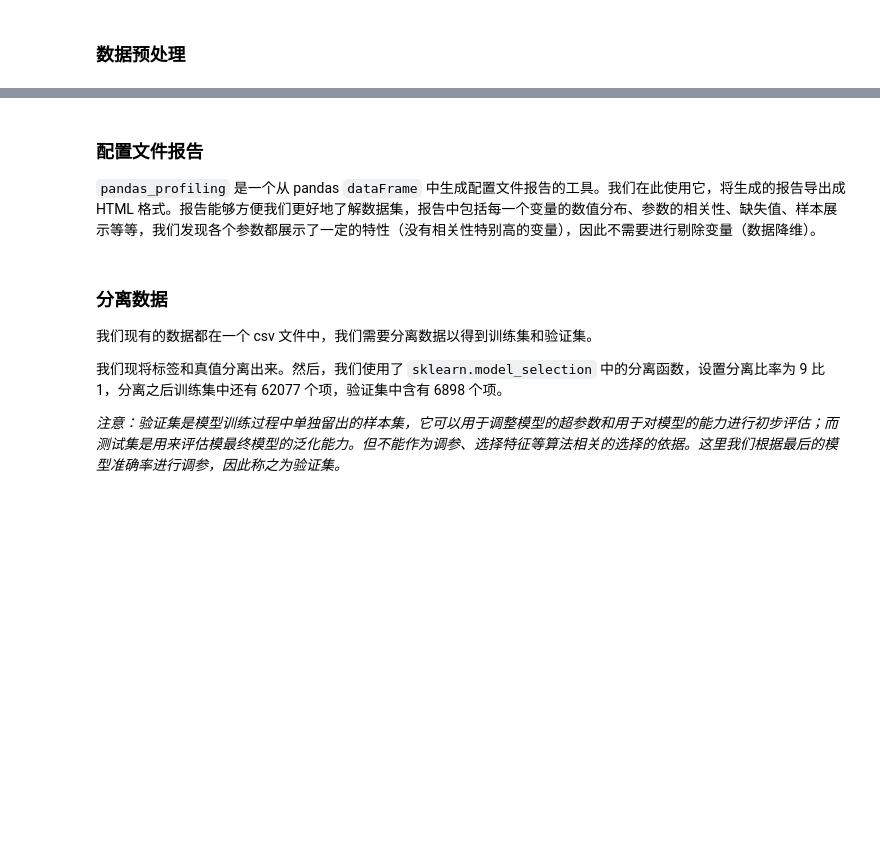
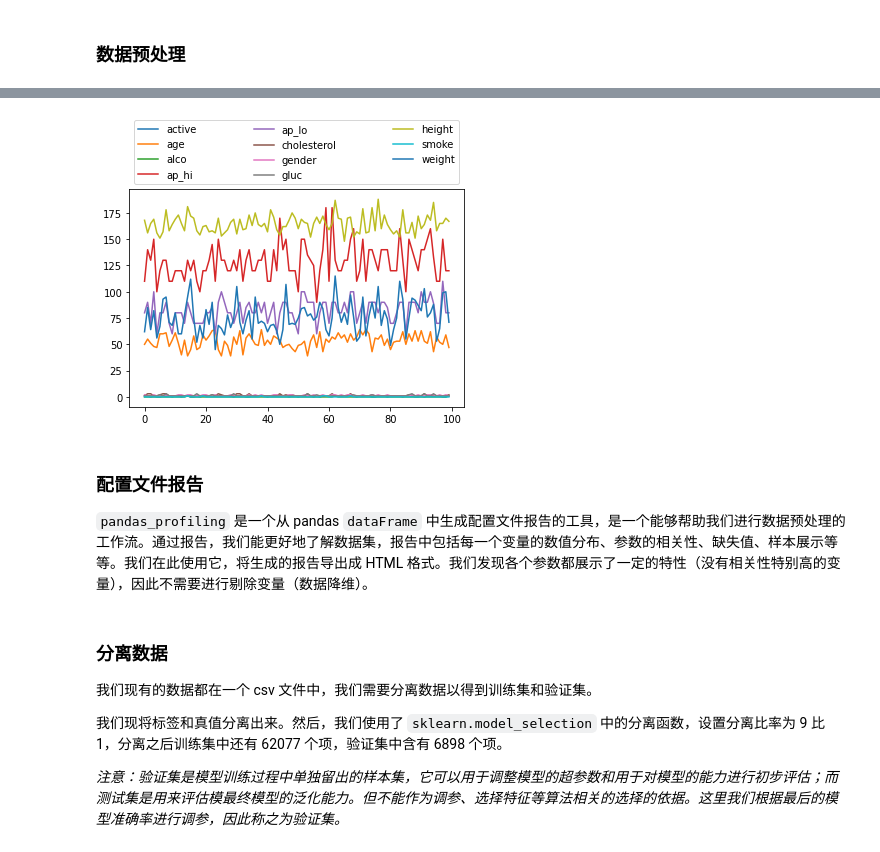
Before and after one commit to LovelyBuggies/Python_Cardiovascular_Disease_Predict, a Jupyter notebook: predict.ipynb, the cells around one changed output, grey strips where cells are left out. Saved outputs shown, nothing was run; the diff lists cells and outputs as text; code cells hidden in the pictures; blank space fills up the shorter version.

```diff
--- a/predict.ipynb
+++ b/predict.ipynb
@@ -80,7 +109,16 @@ memory usage: 7.4 MB
+# %%
+data_plot = data
+
+# 绘制特征数值分布折线图
+data_plot[['active','age','alco','ap_hi','ap_lo','cholesterol','gender','gluc','height','smoke','weight']].head(100).plot()
+plt.legend(bbox_to_anchor=(0.,1.,1.,0.), loc=3, ncol=3, mode="expand")
+plt.show()
+# %% [output]
+[figure, added]
 # %% [markdown]
 ### 配置文件报告
 
-`pandas_profiling` 是一个从 pandas `dataFrame` 中生成配置文件报告的工具。我们在此使用它，将生成的报告导出成 HTML 格式。报告能够方便我们更好地了解数据集，报告中包括每一个变量的数值分布、参数的相关性、缺失值、样本展示等等，我们发现各个参数都展示了一定的特性（没有相关性特别高的变量），因此不需要进行剔除变量（数据降维）。
+`pandas_profiling` 是一个从 pandas `dataFrame` 中生成配置文件报告的工具，是一个能够帮助我们进行数据预处理的工作流。通过报告，我们能更好地了解数据集，报告中包括每一个变量的数值分布、参数的相关性、缺失值、样本展示等等。我们在此使用它，将生成的报告导出成 HTML 格式。我们发现各个参数都展示了一定的特性（没有相关性特别高的变量），因此不需要进行剔除变量（数据降维）。
 # %%
 from pandas_profiling import ProfileReport
 
```
Also changed, not shown: parts of 130 cells of this notebook, 4 other files.
